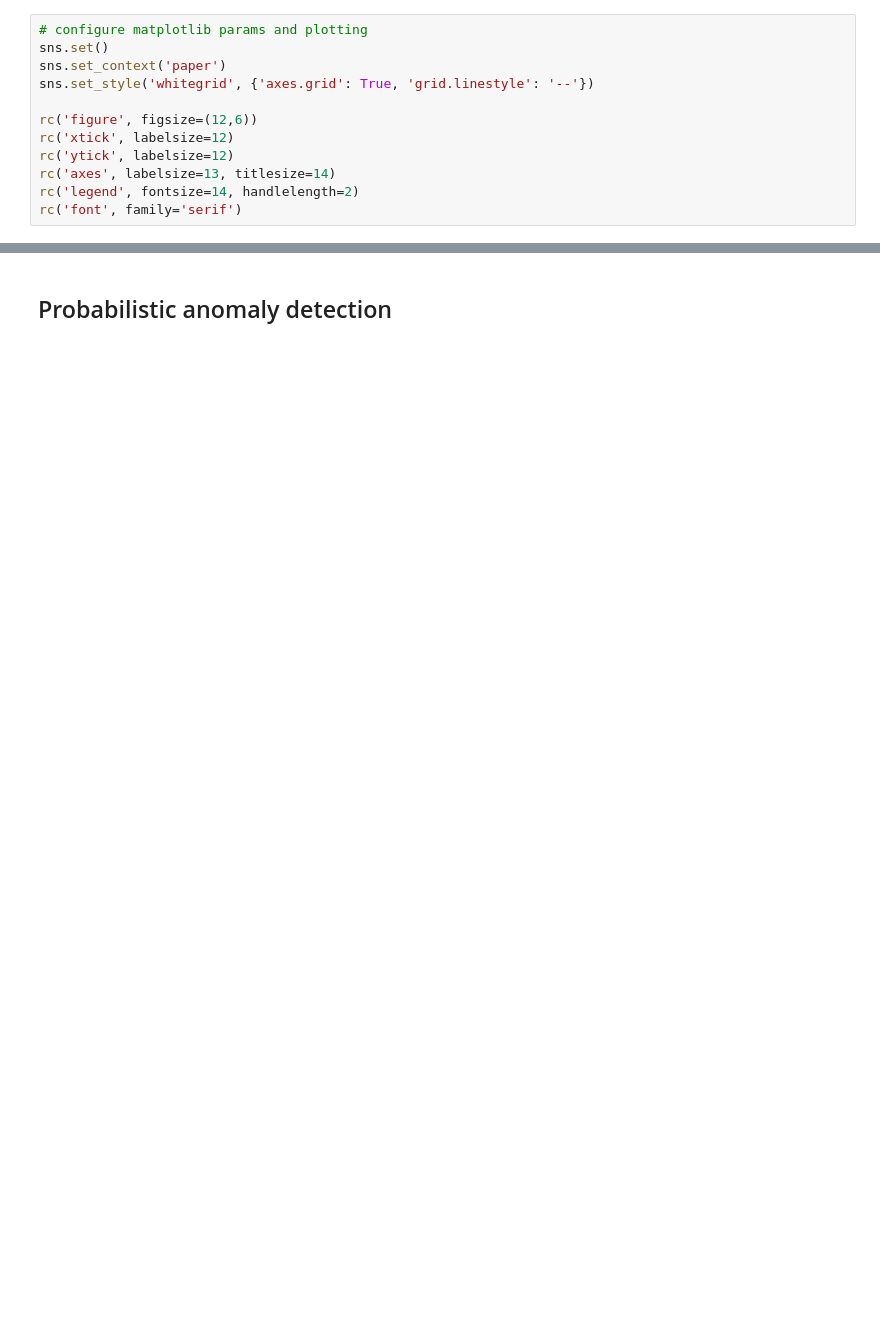
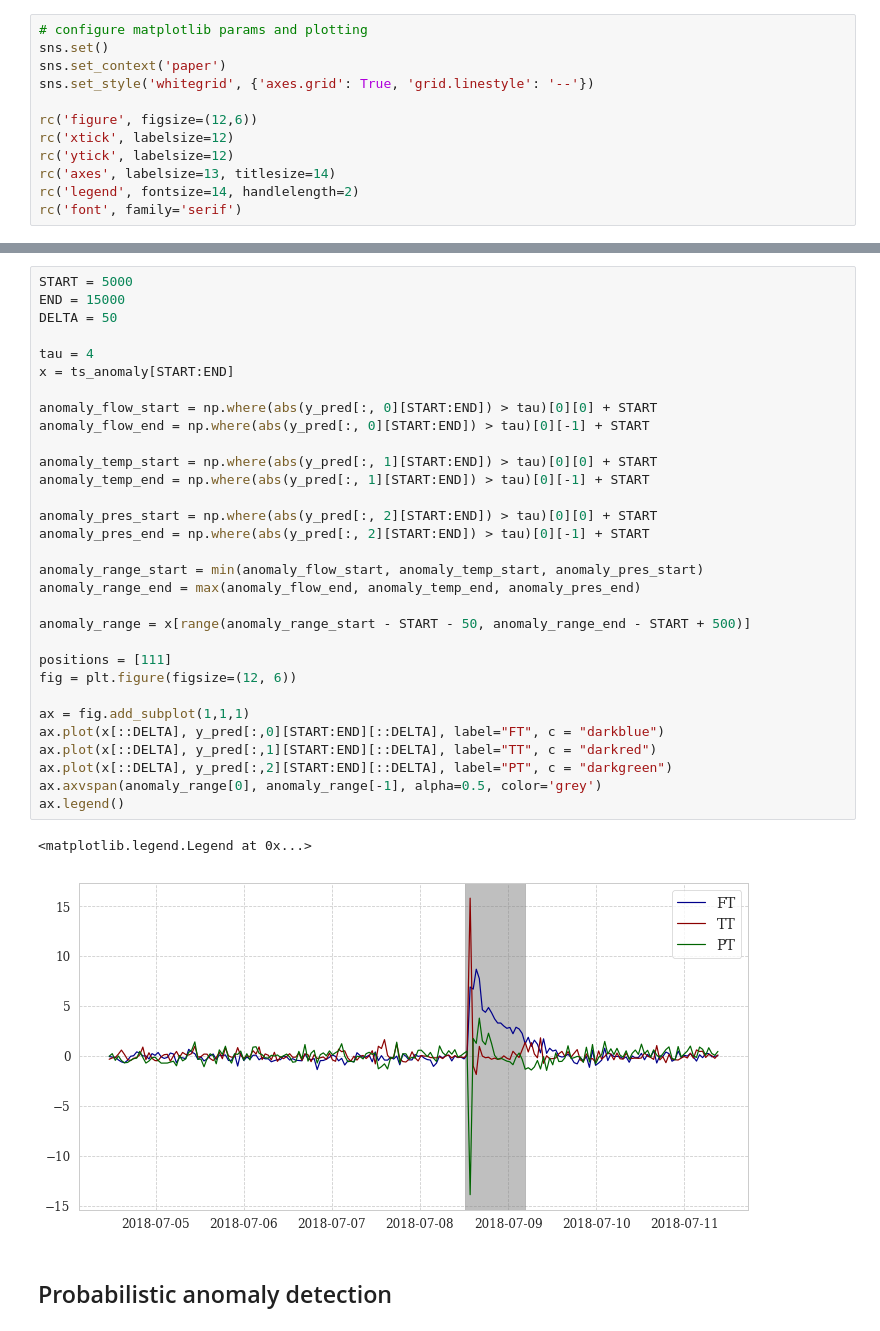
Before and after one commit to hreiten/master-thesis, a Jupyter notebook: src/anomaly-detection/anomaly_detection.ipynb, the cells around one changed output, grey strips where cells are left out. Drawn from its saved outputs; the diff is of its cells as text; blank space fills up the shorter version.

```diff
--- a/src/anomaly-detection/anomaly_detection.ipynb
+++ b/src/anomaly-detection/anomaly_detection.ipynb
@@ -126,3 +134,37 @@ res = [create_residual_distribution(signal = i, plot = True) for i in range(0,3)
+# %%
+START = 5000
+END = 15000
+DELTA = 50
+
+tau = 4
+x = ts_anomaly[START:END]
+
+anomaly_flow_start = np.where(abs(y_pred[:, 0][START:END]) > tau)[0][0] + START
+anomaly_flow_end = np.where(abs(y_pred[:, 0][START:END]) > tau)[0][-1] + START
+
+anomaly_temp_start = np.where(abs(y_pred[:, 1][START:END]) > tau)[0][0] + START
+anomaly_temp_end = np.where(abs(y_pred[:, 1][START:END]) > tau)[0][-1] + START
+
+anomaly_pres_start = np.where(abs(y_pred[:, 2][START:END]) > tau)[0][0] + START
+anomaly_pres_end = np.where(abs(y_pred[:, 2][START:END]) > tau)[0][-1] + START
+
+anomaly_range_start = min(anomaly_flow_start, anomaly_temp_start, anomaly_pres_start)
+anomaly_range_end = max(anomaly_flow_end, anomaly_temp_end, anomaly_pres_end)
+
+anomaly_range = x[range(anomaly_range_start - START - 50, anomaly_range_end - START + 500)]
+
+positions = [111]
+fig = plt.figure(figsize=(12, 6))
+
+ax = fig.add_subplot(1,1,1)
+ax.plot(x[::DELTA], y_pred[:,0][START:END][::DELTA], label="FT", c = "darkblue")
+ax.plot(x[::DELTA], y_pred[:,1][START:END][::DELTA], label="TT", c = "darkred")
+ax.plot(x[::DELTA], y_pred[:,2][START:END][::DELTA], label="PT", c = "darkgreen")
+ax.axvspan(anomaly_range[0], anomaly_range[-1], alpha=0.5, color='grey')
+ax.legend()
+# %% [output]
+<matplotlib.legend.Legend at 0x...>
+[figure, added]
 # %% [markdown]
 ## Probabilistic anomaly detection
 # %%
```
Also changed, not shown: parts of 14 cells of this notebook, 10 other files.
